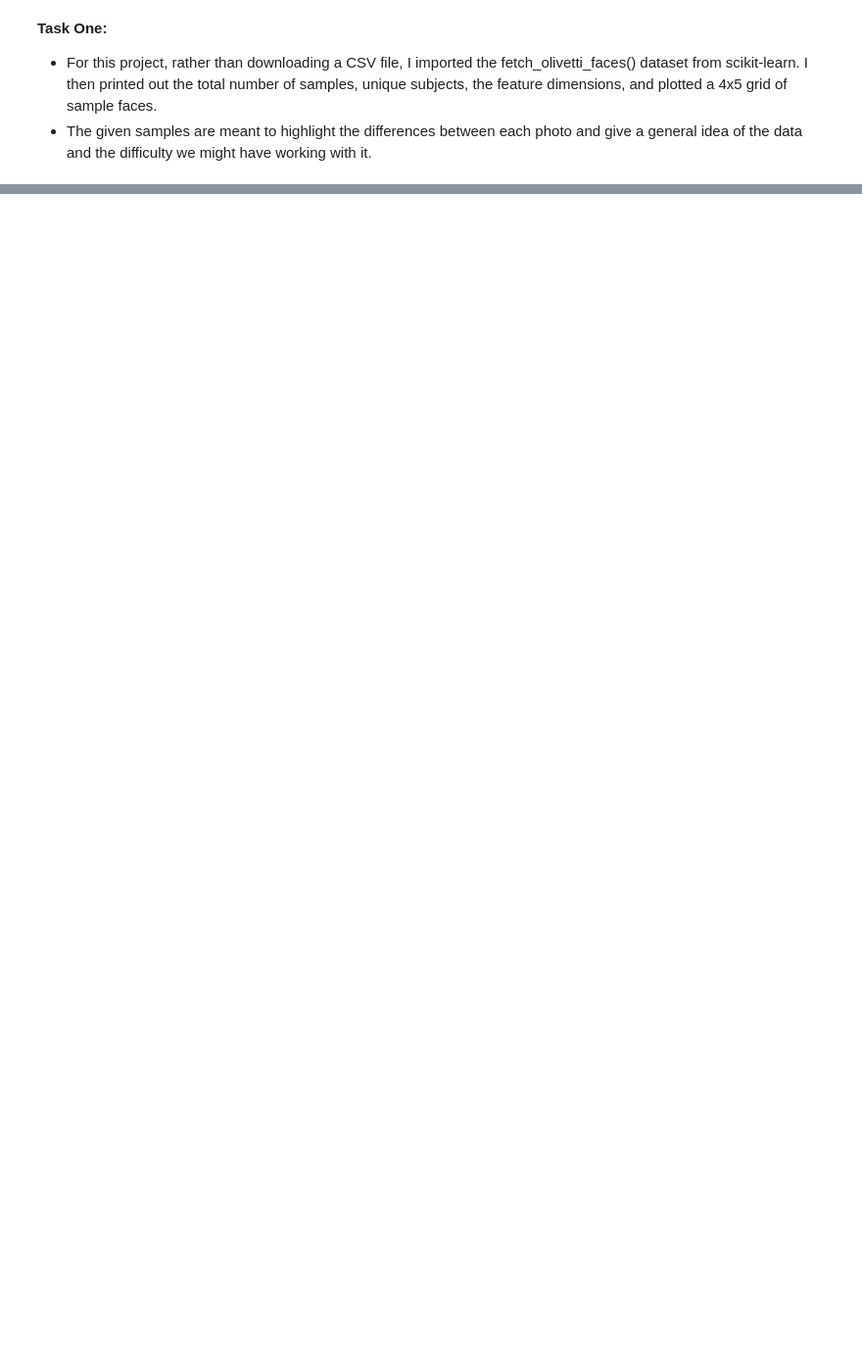
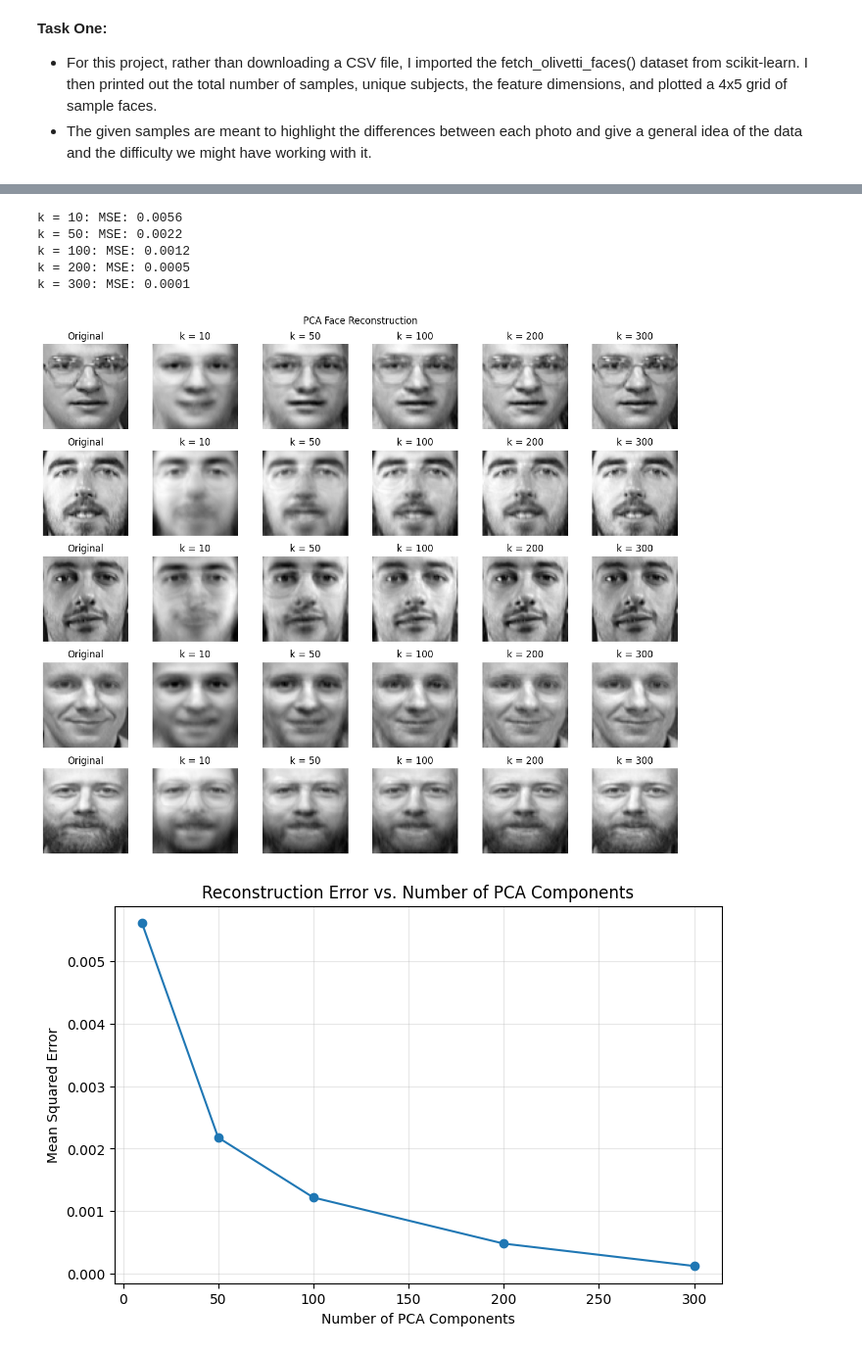
Before and after one commit to JFish72/CSC-349-Machine-Learning-, a Jupyter notebook: HW6/faces_pca.ipynb, the cells around one changed output, grey strips where cells are left out. Shown at 98% size. Saved outputs shown, nothing was run; the diff lists cells and outputs as text; code cells hidden in the pictures; blank space fills up the shorter version.

```diff
--- a/HW6/faces_pca.ipynb
+++ b/HW6/faces_pca.ipynb
@@ -51,0 +93,45 @@ Feature dimensions: 4096
+# %%
+selected_indices = [np.where(y == s) [0][0] for s in [5, 10, 15, 20, 25]]
+original_images = X[selected_indices]
+
+k_values = [10, 50, 100, 200, 300]
+
+projected = pca_full.transform(original_images)
+reconstructed_images, mse_values = {}, []
+
+for k in k_values:
+  reconstructed = np.dot(projected[:, :k], pca_full.components_[:k]) + pca_full.mean_
+  reconstructed_images[k] = reconstructed
+  mse = mean_squared_error(original_images, reconstructed)
+  mse_values.append(mse)
+  print(f'k = {k}: MSE: {mse:.4f}')
+
+fig, axes = plt.subplots(5, 6, figsize = (12, 10))
+
+for i in range (5):
+  axes[i, 0].imshow(original_images[i].reshape(64, 64), cmap = 'gray')
+  axes[i, 0].set_title(f'Original')
+  for j, k in enumerate(k_values):
+    axes[i, j + 1].imshow(reconstructed_images[k][i].reshape(64, 64), cmap = 'gray')
+    axes[i, j + 1].set_title(f'k = {k}')
+  for ax in axes[i]: ax.axis('off')
+
+plt.suptitle('PCA Face Reconstruction')
+plt.tight_layout()
+plt.show()
+
+plt.figure(figsize = (8, 5))
+plt.plot(k_values, mse_values, marker = 'o')
+plt.xlabel('Number of PCA Components')
+plt.ylabel('Mean Squared Error')
+plt.title('Reconstruction Error vs. Number of PCA Components')
+plt.grid(alpha = 0.3)
+plt.show()
+# %% [output]
+k = 10: MSE: 0.0056
+k = 50: MSE: 0.0022
+k = 100: MSE: 0.0012
+k = 200: MSE: 0.0005
+k = 300: MSE: 0.0001
+[figure, added]
+[figure, added]
```
Also changed, not shown: parts of 7 cells of this notebook.
